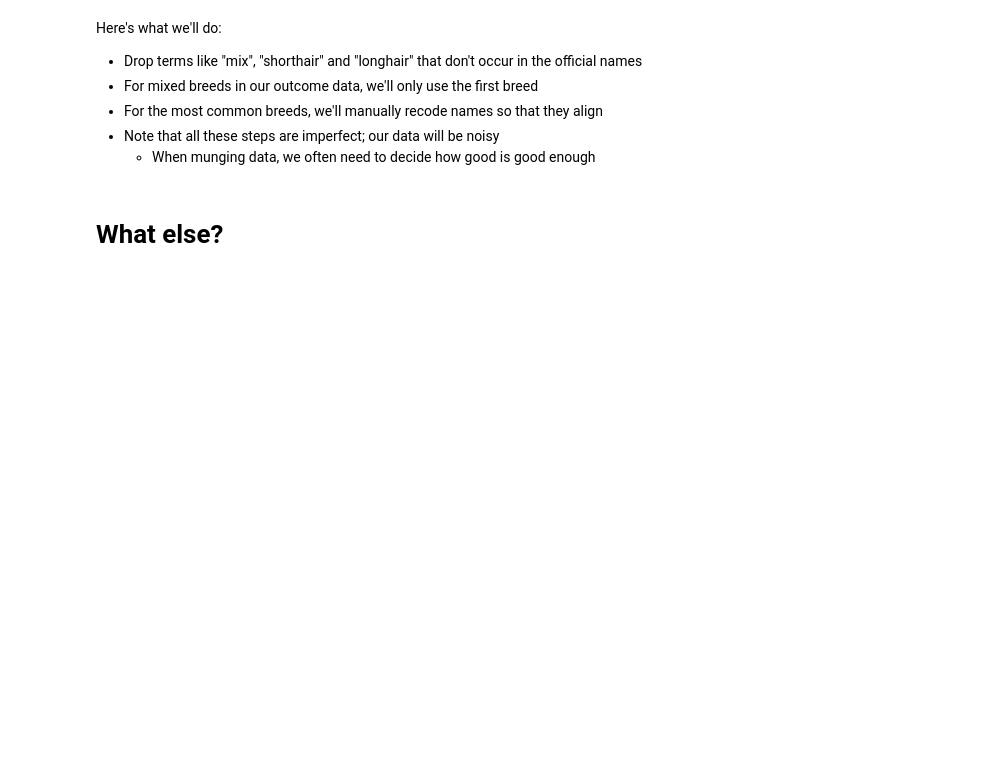
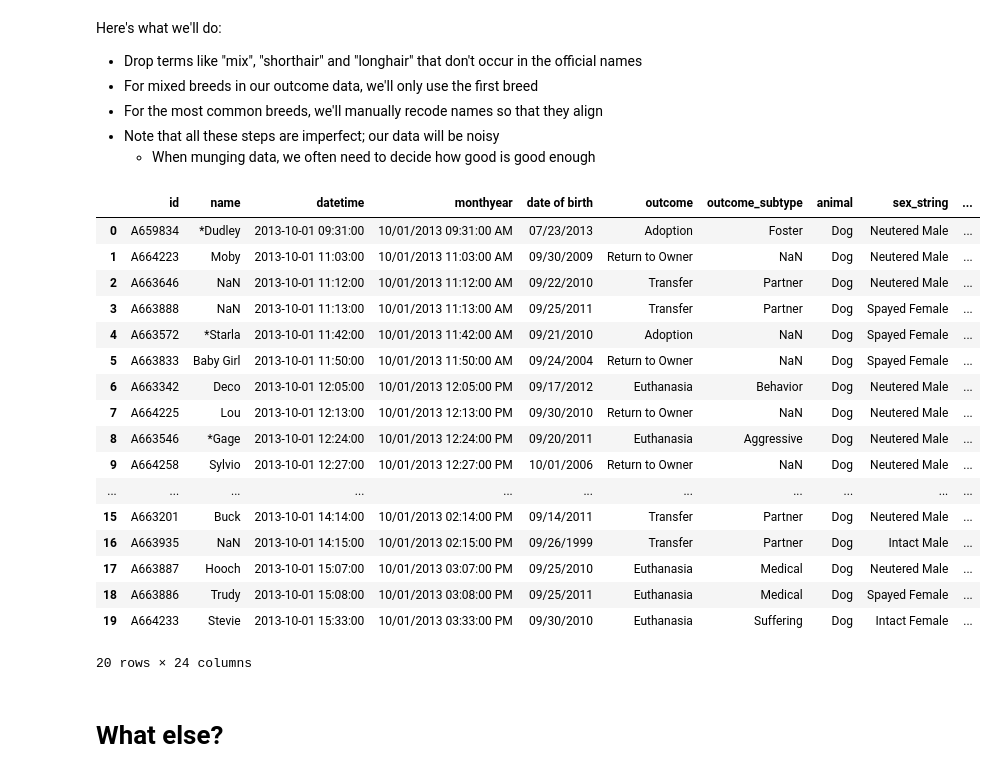
Before and after one commit to tyarkoni/SSI2018, a Jupyter notebook: notebooks/Day 2 - Data wrangling.ipynb, the cells around one changed output. Drawn from its saved outputs; the diff is of its cells as text; code cells hidden in the pictures; blank space fills up the shorter version.

```diff
--- a/notebooks/Day 2 - Data wrangling.ipynb
+++ b/notebooks/Day 2 - Data wrangling.ipynb
@@ -489,14 +692,14 @@ Let's recode this as two binary variables: sex (male/female) and sterilized (Tru
 # 'Unknown', just like the other 3,625 Unknown values. To do
 # that, uncomment the next line and re-run.
 
-# data['sex_string'] = data['sex_string'].fillna('Unknown')
+data['sex_string'] = data['sex_string'].fillna('Unknown')
 
 # Initialize a new column with NaN as the default value (for unknown sex)
 data['sex'] = np.nan
 
 # Update the column with values for M (0) and F (1)
-inds = data['sex_string'].str.contains('Male')
-data['sex'][inds] = 0
+is_male = data['sex_string'].str.contains('Male')
+data['sex'][is_male] = 0
 data['sex'][data['sex_string'].str.contains('Female')] = 1
 
 # Now do the same kind of thing for sterilization
@@ -742,7 +1006,26 @@ dogs['merge_key'] = dogs['merge_key'].replace(replacements)
 # will have the same number of rows as the first input DataFrame (dogs).
 dogs = dogs.merge(breed_data, left_on='merge_key', right_on='breed_name', how='left')
 # %%
-dogs.head(10)
+dogs.head(20)
+# %% [output]
+|  | id | name | datetime | monthyear | date of birth | outcome | outcome_subtype | animal | sex_string | ... |
+| 0 | A659834 | *Dudley | 2013-10-01 09:31:00 | 10/01/2013 09:31:00 AM | 07/23/2013 | Adoption | Foster | Dog | Neutered Male | ... |
+| 1 | A664223 | Moby | 2013-10-01 11:03:00 | 10/01/2013 11:03:00 AM | 09/30/2009 | Return to Owner | NaN | Dog | Neutered Male | ... |
+| 2 | A663646 | NaN | 2013-10-01 11:12:00 | 10/01/2013 11:12:00 AM | 09/22/2010 | Transfer | Partner | Dog | Neutered Male | ... |
+| 3 | A663888 | NaN | 2013-10-01 11:13:00 | 10/01/2013 11:13:00 AM | 09/25/2011 | Transfer | Partner | Dog | Spayed Female | ... |
+| 4 | A663572 | *Starla | 2013-10-01 11:42:00 | 10/01/2013 11:42:00 AM | 09/21/2010 | Adoption | NaN | Dog | Spayed Female | ... |
+| 5 | A663833 | Baby Girl | 2013-10-01 11:50:00 | 10/01/2013 11:50:00 AM | 09/24/2004 | Return to Owner | NaN | Dog | Spayed Female | ... |
+| 6 | A663342 | Deco | 2013-10-01 12:05:00 | 10/01/2013 12:05:00 PM | 09/17/2012 | Euthanasia | Behavior | Dog | Neutered Male | ... |
+| 7 | A664225 | Lou | 2013-10-01 12:13:00 | 10/01/2013 12:13:00 PM | 09/30/2010 | Return to Owner | NaN | Dog | Neutered Male | ... |
+| 8 | A663546 | *Gage | 2013-10-01 12:24:00 | 10/01/2013 12:24:00 PM | 09/20/2011 | Euthanasia | Aggressive | Dog | Neutered Male | ... |
+| 9 | A664258 | Sylvio | 2013-10-01 12:27:00 | 10/01/2013 12:27:00 PM | 10/01/2006 | Return to Owner | NaN | Dog | Neutered Male | ... |
+| ... | ... | ... | ... | ... | ... | ... | ... | ... | ... | ... |
+| 15 | A663201 | Buck | 2013-10-01 14:14:00 | 10/01/2013 02:14:00 PM | 09/14/2011 | Transfer | Partner | Dog | Neutered Male | ... |
+| 16 | A663935 | NaN | 2013-10-01 14:15:00 | 10/01/2013 02:15:00 PM | 09/26/1999 | Transfer | Partner | Dog | Intact Male | ... |
+| 17 | A663887 | Hooch | 2013-10-01 15:07:00 | 10/01/2013 03:07:00 PM | 09/25/2010 | Euthanasia | Medical | Dog | Neutered Male | ... |
+| 18 | A663886 | Trudy | 2013-10-01 15:08:00 | 10/01/2013 03:08:00 PM | 09/25/2011 | Euthanasia | Medical | Dog | Spayed Female | ... |
+| 19 | A664233 | Stevie | 2013-10-01 15:33:00 | 10/01/2013 03:33:00 PM | 09/30/2010 | Euthanasia | Suffering | Dog | Intact Female | ... |
+20 rows × 24 columns
 # %% [markdown]
 # What else?
 # %%
```
Also changed, not shown: parts of 42 cells of this notebook.
